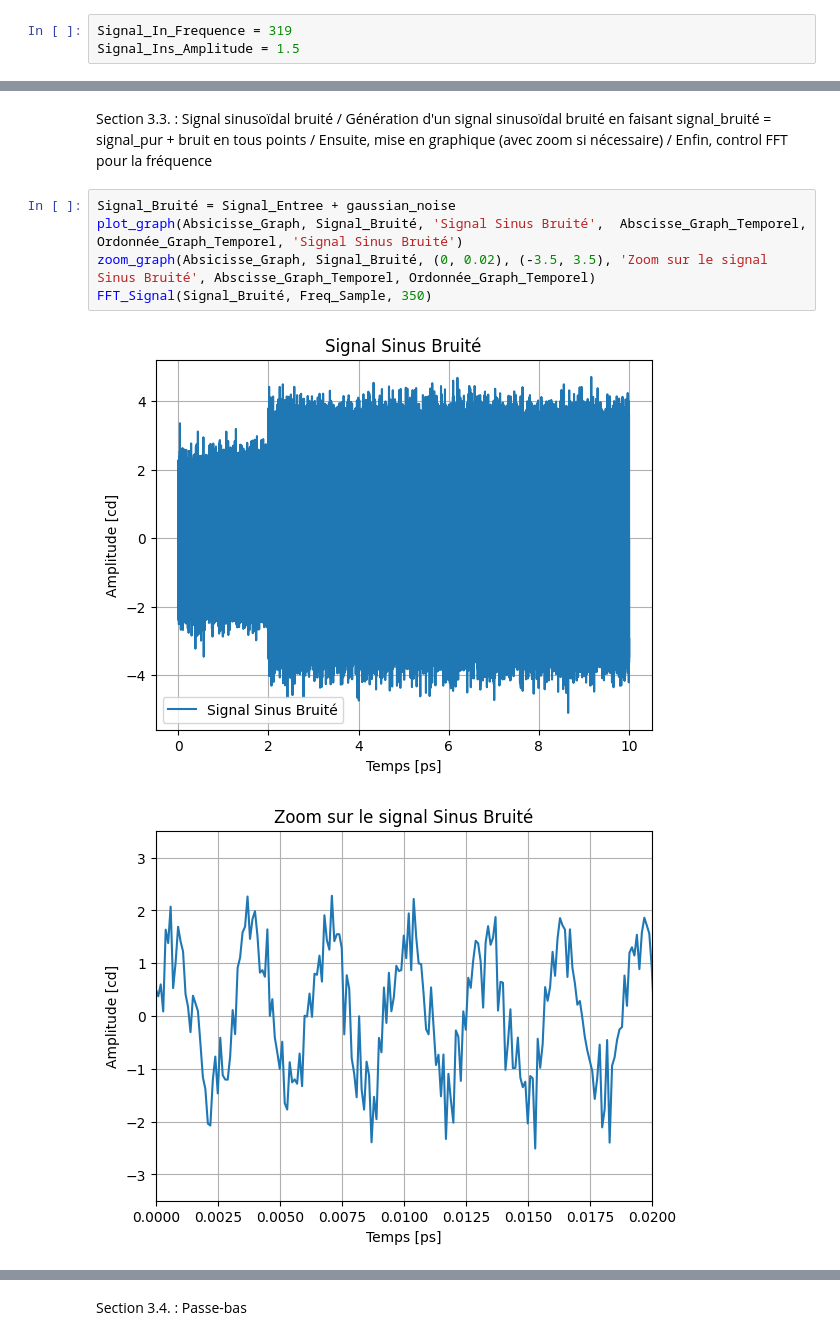
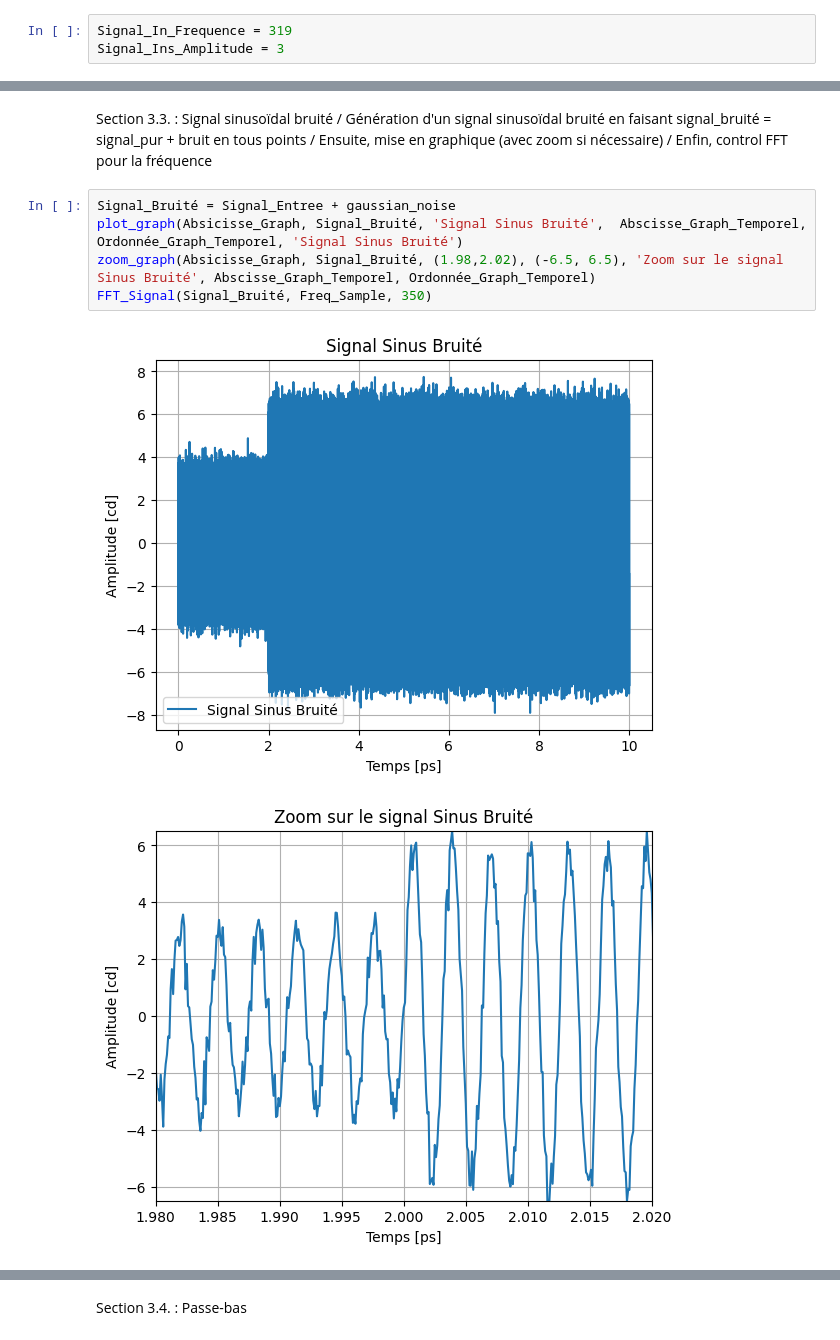
Before and after one commit to Trenzalore91/EI---KF, a Jupyter notebook: Untitled-1.ipynb, the cells around one changed output, grey strips where cells are left out. Saved outputs shown, nothing was run; the diff lists cells and outputs as text.

```diff
--- a/Untitled-1.ipynb
+++ b/Untitled-1.ipynb
@@ -179,7 +179,7 @@ Variables utilisées pour la génération d'un signal sinusoïdal:
     / Sinus_Amplitude représente l'amplitude du signal en cd
 # %%
 Signal_In_Frequence = 319
-Signal_Ins_Amplitude = 1.5
+Signal_Ins_Amplitude = 3
 # %% [markdown]
 Variables pour la génération du bruit blanc Gaussien (généré suivant une loi Normale):
     / W_Noise_Mean représente la moyenne
@@ -395,8 +395,8 @@ Section 3.3. : Signal sinusoïdal bruité
 # %%
 Signal_Bruité = Signal_Entree + gaussian_noise
 plot_graph(Absicisse_Graph, Signal_Bruité, 'Signal Sinus Bruité',  Abscisse_Graph_Temporel, Ordonnée_Graph_Temporel, 'Signal Sinus Bruité')
-zoom_graph(Absicisse_Graph, Signal_Bruité, (0, 0.02), (-3.5, 3.5), 'Zoom sur le signal Sinus Bruité', Abscisse_Graph_Temporel, Ordonnée_Graph_Temporel)
+zoom_graph(Absicisse_Graph, Signal_Bruité, (1.98,2.02), (-6.5, 6.5), 'Zoom sur le signal Sinus Bruité', Abscisse_Graph_Temporel, Ordonnée_Graph_Temporel)
 FFT_Signal(Signal_Bruité, Freq_Sample, 350)
 # %% [output]
-[figure, old version]
+[figure, new version]
-[figure, old version]
+[figure, new version]
```
Also changed, not shown: parts of 10 cells of this notebook, 1 other file.
